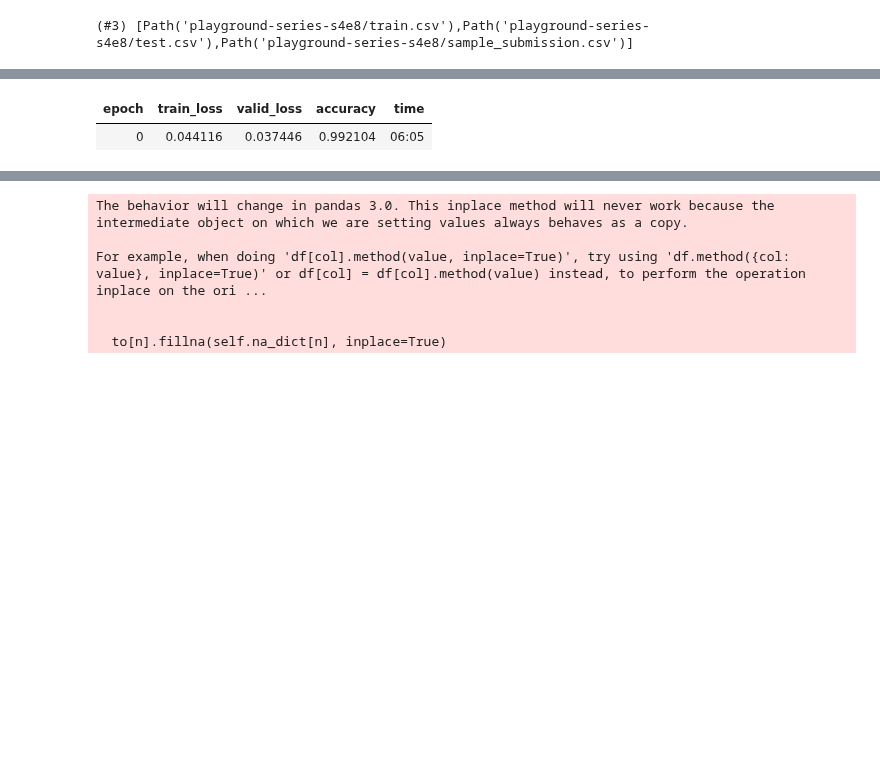
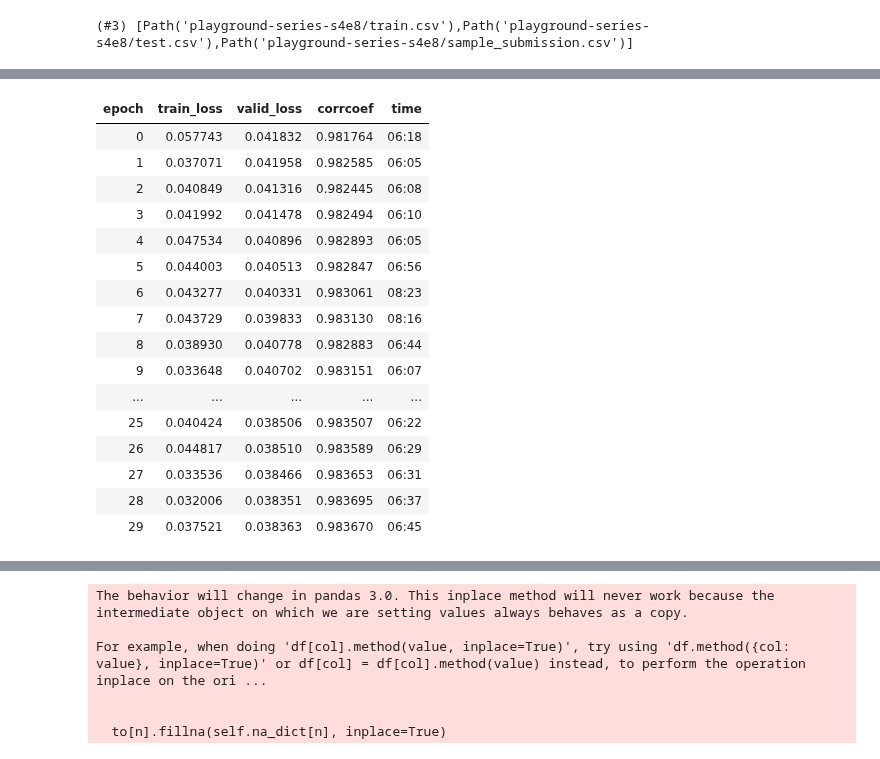
Before and after one commit to AlexChalk/ml_env, a Jupyter notebook: poisonous_mushrooms/02.ipynb, the cells around one changed output, grey strips where cells are left out. Drawn from its saved outputs; the diff is of its cells as text; code cells hidden in the pictures; blank space fills up the shorter version.

```diff
--- a/poisonous_mushrooms/02.ipynb
+++ b/poisonous_mushrooms/02.ipynb
@@ -60,4 +35,8 @@ to.xs.iloc[:2]
 # %%
-dls = to.dataloaders(bs=64)
+dls = TabularDataLoaders.from_csv(path/'train.csv', path=path, y_names=dep,
+    cat_names=cats,
+    cont_names=conts,
+    procs=[Categorify, FillMissing, Normalize])
+
 dls.show_batch()
 # %% [output]
@@ -75,10 +60,29 @@ dls.show_batch()
 # %%
 from sklearn.metrics import matthews_corrcoef
 
-learn = tabular_learner(dls, metrics=accuracy)
+def corrcoef(inp, targ):
+    prediction = inp.argmax(dim=1).unsqueeze(1)
+    return matthews_corrcoef(targ, prediction)
+
+learn = tabular_learner(dls, metrics=corrcoef)
 # %%
-learn.fit_one_cycle(1)
+learn.fit_one_cycle(30)
 # %% [output]
-| epoch | train_loss | valid_loss | accuracy | time |
-| 0 | 0.044116 | 0.037446 | 0.992104 | 06:05 |
+| epoch | train_loss | valid_loss | corrcoef | time |
+| 0 | 0.057743 | 0.041832 | 0.981764 | 06:18 |
+| 1 | 0.037071 | 0.041958 | 0.982585 | 06:05 |
+| 2 | 0.040849 | 0.041316 | 0.982445 | 06:08 |
+| 3 | 0.041992 | 0.041478 | 0.982494 | 06:10 |
+| 4 | 0.047534 | 0.040896 | 0.982893 | 06:05 |
+| 5 | 0.044003 | 0.040513 | 0.982847 | 06:56 |
+| 6 | 0.043277 | 0.040331 | 0.983061 | 08:23 |
+| 7 | 0.043729 | 0.039833 | 0.983130 | 08:16 |
+| 8 | 0.038930 | 0.040778 | 0.982883 | 06:44 |
+| 9 | 0.033648 | 0.040702 | 0.983151 | 06:07 |
+| ... | ... | ... | ... | ... |
+| 25 | 0.040424 | 0.038506 | 0.983507 | 06:22 |
+| 26 | 0.044817 | 0.038510 | 0.983589 | 06:29 |
+| 27 | 0.033536 | 0.038466 | 0.983653 | 06:31 |
+| 28 | 0.032006 | 0.038351 | 0.983695 | 06:37 |
+| 29 | 0.037521 | 0.038363 | 0.983670 | 06:45 |
 # %%
```
Also changed, not shown: parts of 9 cells of this notebook, 2 other files.
